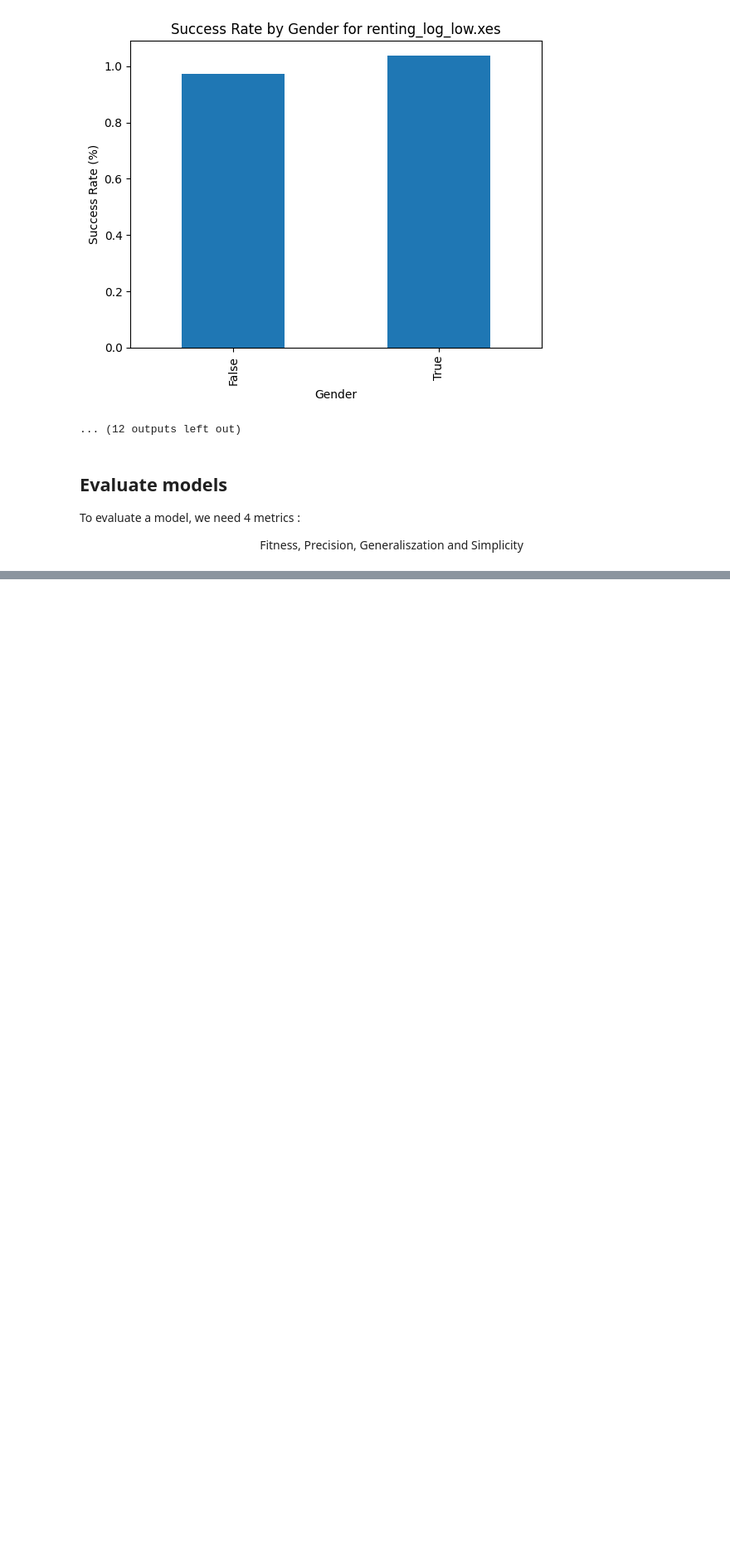
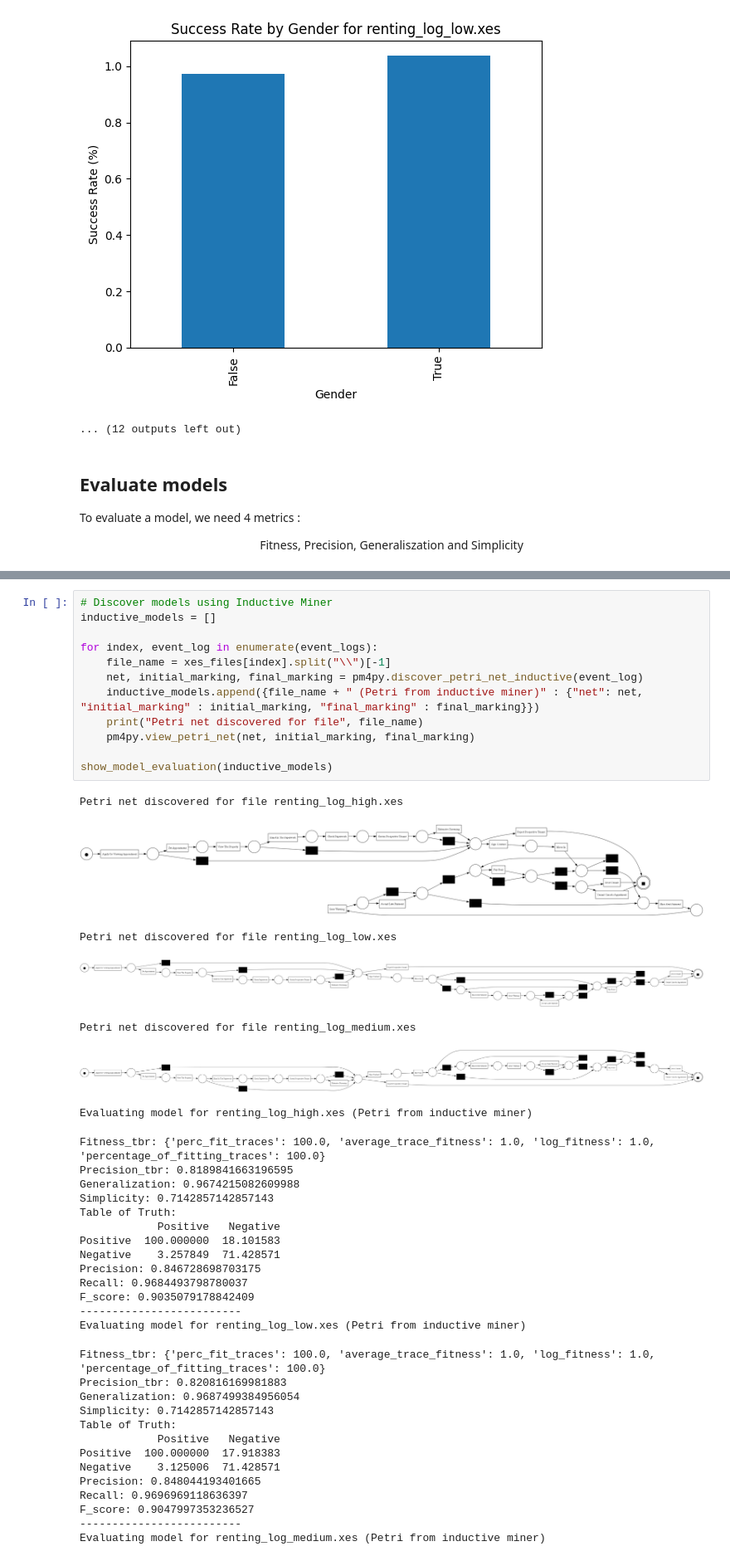
Before and after one commit to lrassindrame/Case_study_renting, a Jupyter notebook: case_study_renting.ipynb, the cells around one changed output, grey strips where cells are left out. Shown at 83% size. Cells and saved outputs as stored; diff of their text form; blank space fills up the shorter version.

```diff
--- a/case_study_renting.ipynb
+++ b/case_study_renting.ipynb
@@ -215,0 +244,46 @@ F-score: 0.7005242137265957
+# %%
+# Discover models using Inductive Miner
+inductive_models = []
+
+for index, event_log in enumerate(event_logs):
+    file_name = xes_files[index].split("\\")[-1]
+    net, initial_marking, final_marking = pm4py.discover_petri_net_inductive(event_log)
+    inductive_models.append({file_name + " (Petri from inductive miner)" : {"net": net, "initial_marking" : initial_marking, "final_marking" : final_marking}})
+    print("Petri net discovered for file", file_name)
+    pm4py.view_petri_net(net, initial_marking, final_marking)
+
+show_model_evaluation(inductive_models)
+# %% [output]
+Petri net discovered for file renting_log_high.xes
+[figure, added]
+Petri net discovered for file renting_log_low.xes
+[figure, added]
+Petri net discovered for file renting_log_medium.xes
+[figure, added]
+Evaluating model for renting_log_high.xes (Petri from inductive miner)
+Fitness_tbr: {'perc_fit_traces': 100.0, 'average_trace_fitness': 1.0, 'log_fitness': 1.0, 'percentage_of_fitting_traces': 100.0}
+Precision_tbr: 0.8189841663196595
+Generalization: 0.9674215082609988
+Simplicity: 0.7142857142857143
+Table of Truth:
+            Positive   Negative
+Positive  100.000000  18.101583
+Negative    3.257849  71.428571
+Precision: 0.846728698703175
+Recall: 0.9684493798780037
+F_score: 0.9035079178842409
+-------------------------
+Evaluating model for renting_log_low.xes (Petri from inductive miner)
+Fitness_tbr: {'perc_fit_traces': 100.0, 'average_trace_fitness': 1.0, 'log_fitness': 1.0, 'percentage_of_fitting_traces': 100.0}
+Precision_tbr: 0.820816169981883
+Generalization: 0.9687499384956054
+Simplicity: 0.7142857142857143
+Table of Truth:
+            Positive   Negative
+Positive  100.000000  17.918383
+Negative    3.125006  71.428571
+Precision: 0.848044193401665
+Recall: 0.9696969118636397
+F_score: 0.9047997353236527
+-------------------------
+Evaluating model for renting_log_medium.xes (Petri from inductive miner)
```
Also changed, not shown: parts of 6 cells of this notebook.
